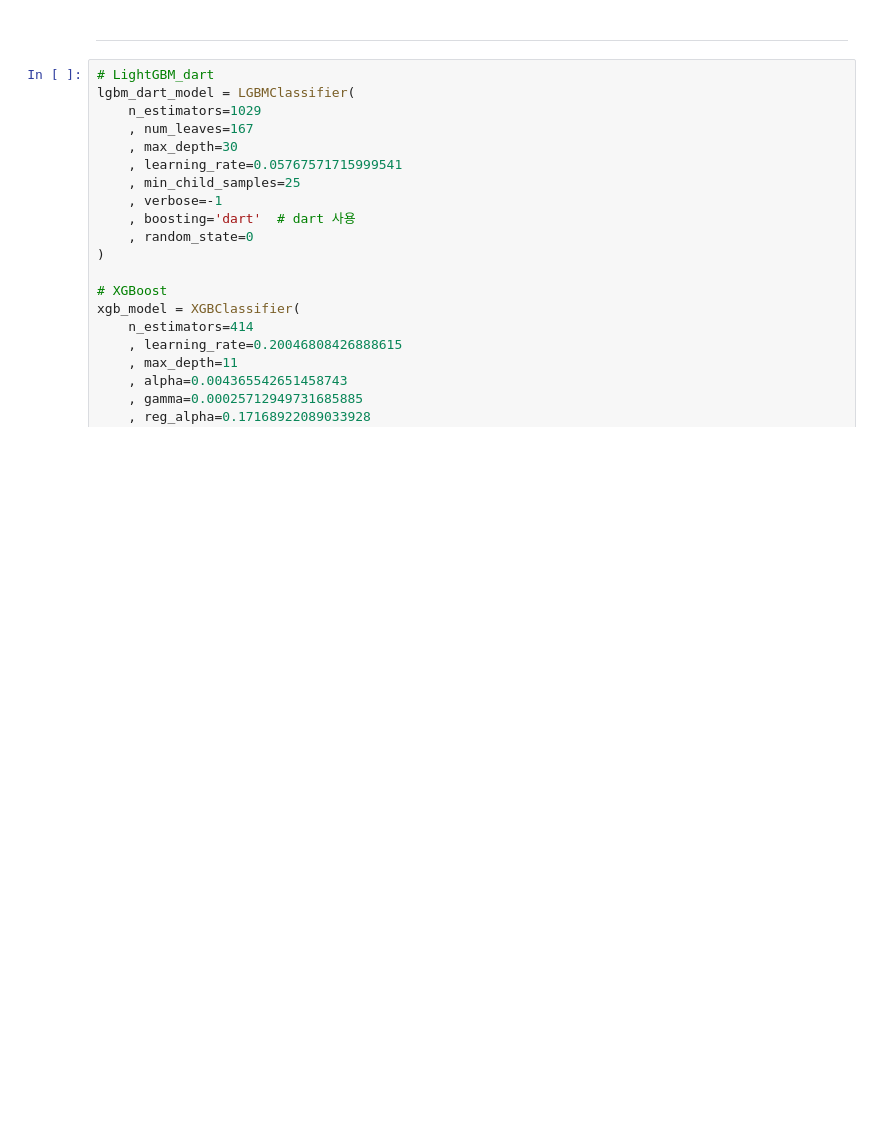
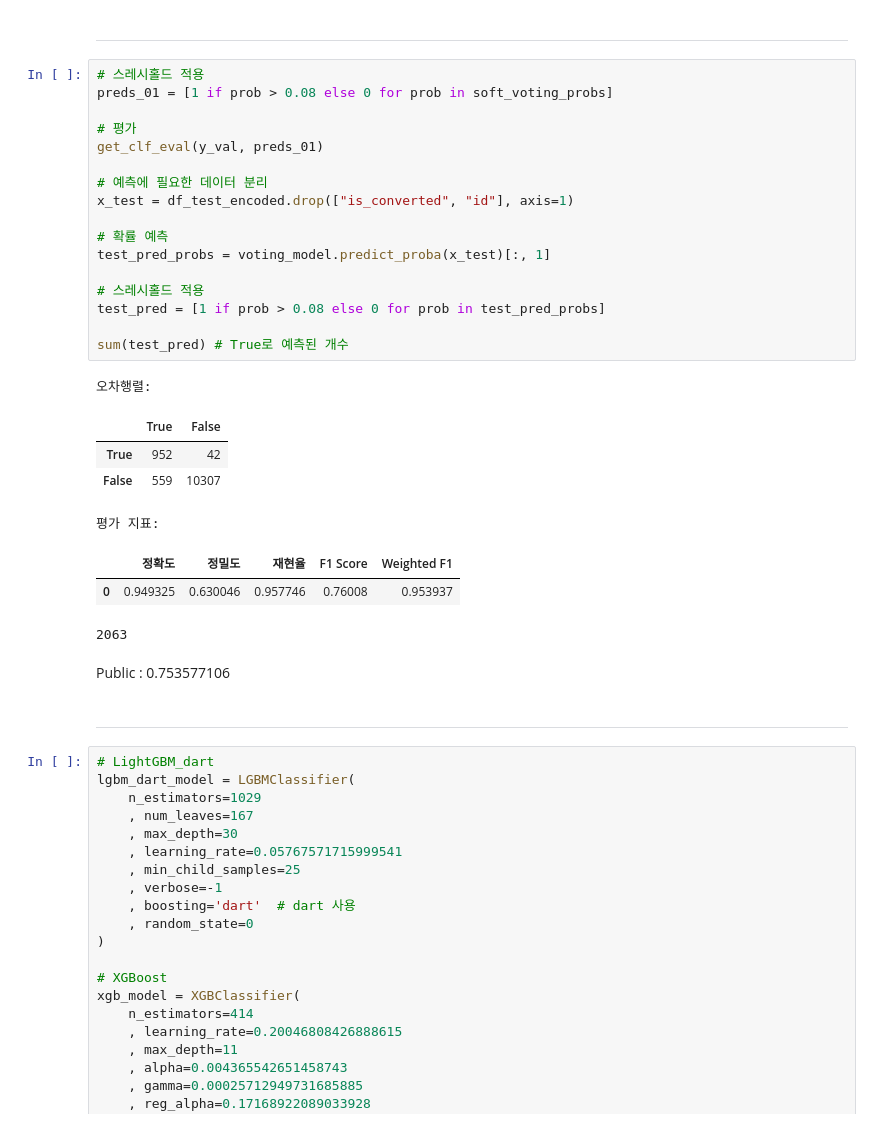
Before and after one commit to BaekJunehong/LG_Aimers_4th, a Jupyter notebook: Total_code.ipynb, the cells around one changed output. Drawn from its saved outputs; the diff is of its cells as text; blank space fills up the shorter version.

```diff
--- a/Total_code.ipynb
+++ b/Total_code.ipynb
@@ -1227,6 +1226,36 @@ sum(preds_02) # True로 예측된 개수
 Public : 0.751375137
 # %% [markdown]
 ----
+# %%
+# 스레시홀드 적용
+preds_01 = [1 if prob > 0.08 else 0 for prob in soft_voting_probs]
+
+# 평가
+get_clf_eval(y_val, preds_01)
+
+# 예측에 필요한 데이터 분리
+x_test = df_test_encoded.drop(["is_converted", "id"], axis=1)
+
+# 확률 예측
+test_pred_probs = voting_model.predict_proba(x_test)[:, 1]
+
+# 스레시홀드 적용
+test_pred = [1 if prob > 0.08 else 0 for prob in test_pred_probs]
+
+sum(test_pred) # True로 예측된 개수
+# %% [output]
+오차행렬:
+|  | True | False |
+| True | 952 | 42 |
+| False | 559 | 10307 |
+평가 지표:
+|  | 정확도 | 정밀도 | 재현율 | F1 Score | Weighted F1 |
+| 0 | 0.949325 | 0.630046 | 0.957746 | 0.76008 | 0.953937 |
+2063
+# %% [markdown]
+Public : 0.753577106
+# %% [markdown]
+----
 # %%
 # LightGBM_dart
 lgbm_dart_model = LGBMClassifier(
```
Also changed, not shown: parts of 14 cells of this notebook.
